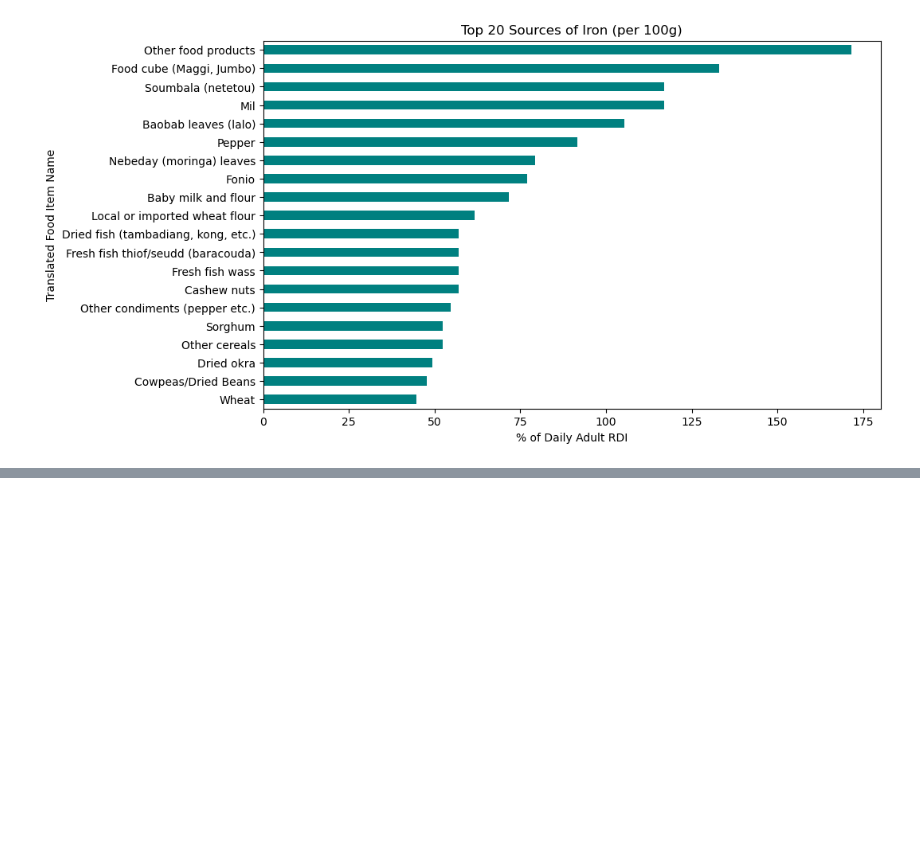
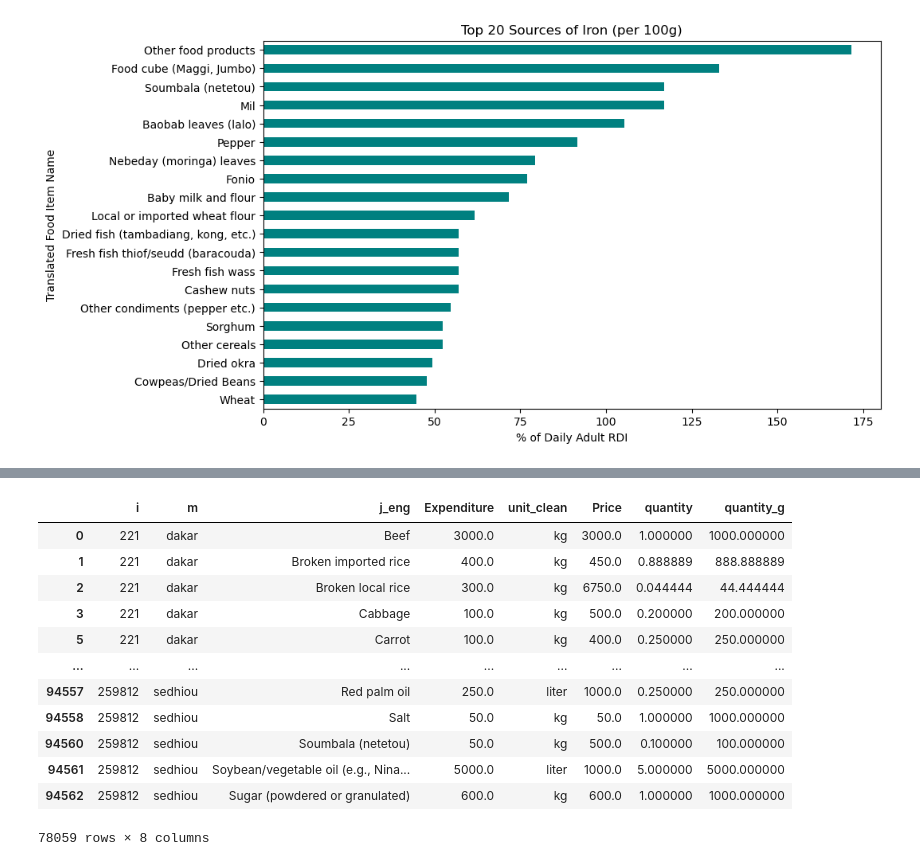
Before and after one commit to IvanChan511/EEP_153_Project_3, a Jupyter notebook: Project 3 Final Code.ipynb, the cells around one changed output, grey strips where cells are left out. Saved outputs shown, nothing was run; the diff lists cells and outputs as text; code cells hidden in the pictures; blank space fills up the shorter version.

Commit message:
Almost Done Nutrition Adequacy

```diff
--- a/Project 3 Final Code.ipynb
+++ b/Project 3 Final Code.ipynb
@@ -355,0 +362,19 @@ plt.show()
+# %%
+p = read_sheets(Senegal_Data, sheet="Food Prices (2019)")
+
+# Filter to only keep the 'standard' units to ensure nutritional accuracy
+p_clean = p[p['u_eng'].isin(['Liter', 'kg'])]
+p_clean['unit_clean'] = p_clean['u_eng'].str.lower()
+
+# If the list still have duplicates, take the median price for that item/region to remove outliers.
+p_final = p_clean.groupby(['m', 'j_eng', 'unit_clean'])['Price'].median().reset_index()
+
+# Compute national median per food + unit
+p_final['national_price'] = p_final.groupby(['j_eng', 'unit_clean'])['Price'].transform('median')
+
+# Fill missing prices
+p_final['Price'] = p_final['Price'].fillna(p_final['national_price'])
+
+# Drop helper column if needed
+p_final = p_final.drop(columns='national_price')
+p_final
@@ -355,0 +395,6 @@ plt.show()
+# %%
+# Load the Expenditure data
+x = read_sheets(Senegal_Data, sheet="Food Expenditures (2019)")
+
+x = x.groupby(['i', 'm', 'j_eng'])['Expenditure'].sum().reset_index()
+x
@@ -355,0 +415,29 @@ plt.show()
+# %%
+df = x.merge(p_final, on=['m', 'j_eng'], how='left')
+df = df.dropna(subset=['Price'])
+
+# Calculate Quantity
+df['quantity'] = df['Expenditure'] / df['Price']
+
+# Standardize Units
+df['quantity_g'] = np.where(
+    df['unit_clean'] == 'kg',
+    df['quantity'] * 1000,
+    df['quantity'] * 1000  # assume liter ≈ water for now
+)
+
+df
+# %% [output]
+|  | i | m | j_eng | Expenditure | unit_clean | Price | quantity | quantity_g |
+| 0 | 221 | dakar | Beef | 3000.0 | kg | 3000.0 | 1.000000 | 1000.000000 |
+| 1 | 221 | dakar | Broken imported rice | 400.0 | kg | 450.0 | 0.888889 | 888.888889 |
+| 2 | 221 | dakar | Broken local rice | 300.0 | kg | 6750.0 | 0.044444 | 44.444444 |
+| 3 | 221 | dakar | Cabbage | 100.0 | kg | 500.0 | 0.200000 | 200.000000 |
+| 5 | 221 | dakar | Carrot | 100.0 | kg | 400.0 | 0.250000 | 250.000000 |
+| ... | ... | ... | ... | ... | ... | ... | ... | ... |
+| 94557 | 259812 | sedhiou | Red palm oil | 250.0 | liter | 1000.0 | 0.250000 | 250.000000 |
+| 94558 | 259812 | sedhiou | Salt | 50.0 | kg | 50.0 | 1.000000 | 1000.000000 |
+| 94560 | 259812 | sedhiou | Soumbala (netetou) | 50.0 | kg | 500.0 | 0.100000 | 100.000000 |
+| 94561 | 259812 | sedhiou | Soybean/vegetable oil (e.g., Nina... | 5000.0 | liter | 1000.0 | 5.000000 | 5000.000000 |
+| 94562 | 259812 | sedhiou | Sugar (powdered or granulated) | 600.0 | kg | 600.0 | 1.000000 | 1000.000000 |
+78059 rows × 8 columns
```
Also changed, not shown: parts of 19 cells of this notebook.
